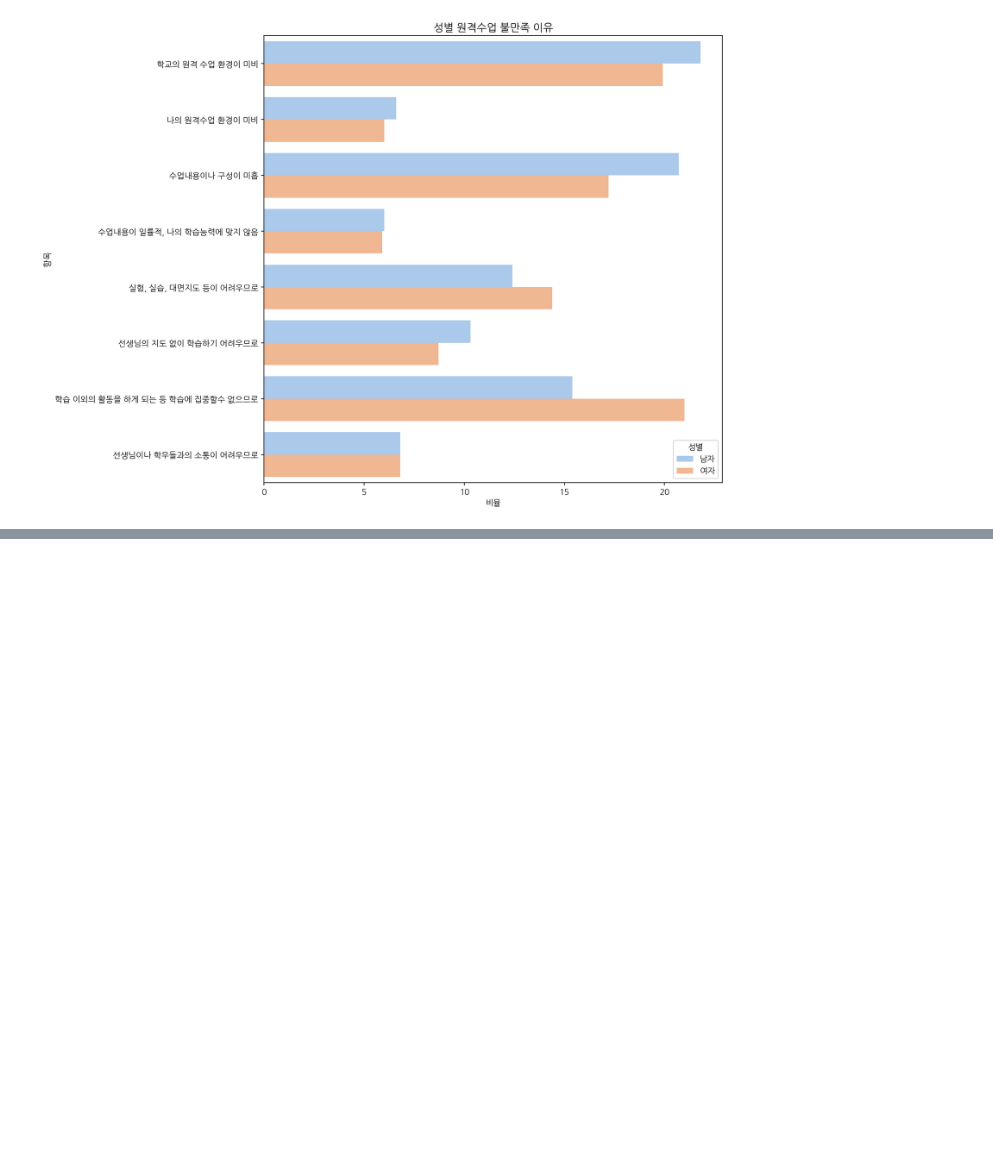
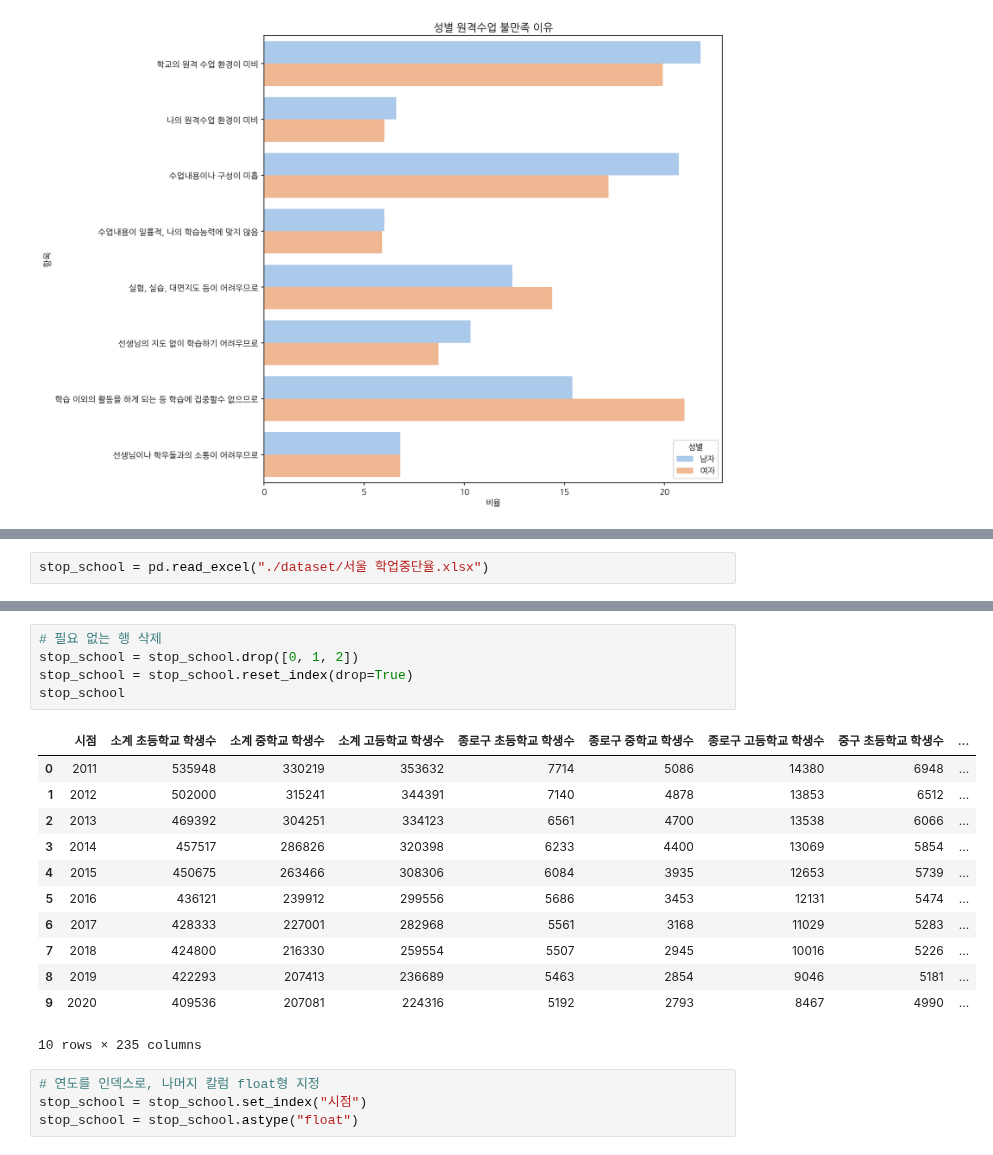
Before and after one commit to moonstar97/Structure, a Jupyter notebook: 가설3번_EDA.ipynb, the cells around one changed output, grey strips where cells are left out. Drawn from its saved outputs; the diff is of its cells as text; blank space fills up the shorter version.

```diff
--- a/가설3번_EDA.ipynb
+++ b/가설3번_EDA.ipynb
@@ -265,0 +421,2 @@ plt.show()
+# %%
+stop_school = pd.read_excel("./dataset/서울 학업중단율.xlsx")
@@ -265,0 +434,22 @@ plt.show()
+# %%
+# 필요 없는 행 삭제
+stop_school = stop_school.drop([0, 1, 2])
+stop_school = stop_school.reset_index(drop=True)
+stop_school
+# %% [output]
+|  | 시점 | 소계 초등학교 학생수 | 소계 중학교 학생수 | 소계 고등학교 학생수 | 종로구 초등학교 학생수 | 종로구 중학교 학생수 | 종로구 고등학교 학생수 | 중구 초등학교 학생수 | ... |
+| 0 | 2011 | 535948 | 330219 | 353632 | 7714 | 5086 | 14380 | 6948 | ... |
+| 1 | 2012 | 502000 | 315241 | 344391 | 7140 | 4878 | 13853 | 6512 | ... |
+| 2 | 2013 | 469392 | 304251 | 334123 | 6561 | 4700 | 13538 | 6066 | ... |
+| 3 | 2014 | 457517 | 286826 | 320398 | 6233 | 4400 | 13069 | 5854 | ... |
+| 4 | 2015 | 450675 | 263466 | 308306 | 6084 | 3935 | 12653 | 5739 | ... |
+| 5 | 2016 | 436121 | 239912 | 299556 | 5686 | 3453 | 12131 | 5474 | ... |
+| 6 | 2017 | 428333 | 227001 | 282968 | 5561 | 3168 | 11029 | 5283 | ... |
+| 7 | 2018 | 424800 | 216330 | 259554 | 5507 | 2945 | 10016 | 5226 | ... |
+| 8 | 2019 | 422293 | 207413 | 236689 | 5463 | 2854 | 9046 | 5181 | ... |
+| 9 | 2020 | 409536 | 207081 | 224316 | 5192 | 2793 | 8467 | 4990 | ... |
+10 rows × 235 columns
+# %%
+# 연도를 인덱스로, 나머지 칼럼 float형 지정
+stop_school = stop_school.set_index("시점")
+stop_school = stop_school.astype("float")
```
Also changed, not shown: parts of 29 cells of this notebook, 3 other files.
